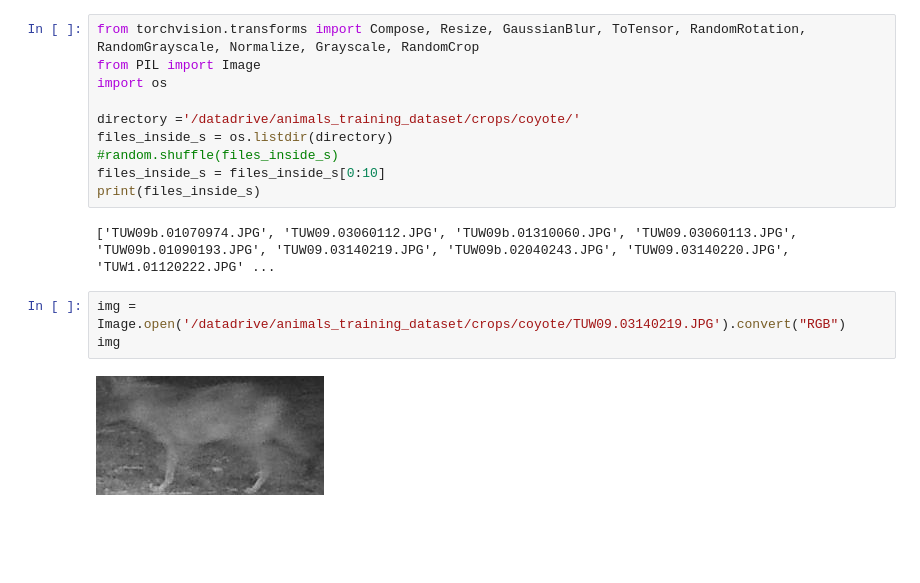
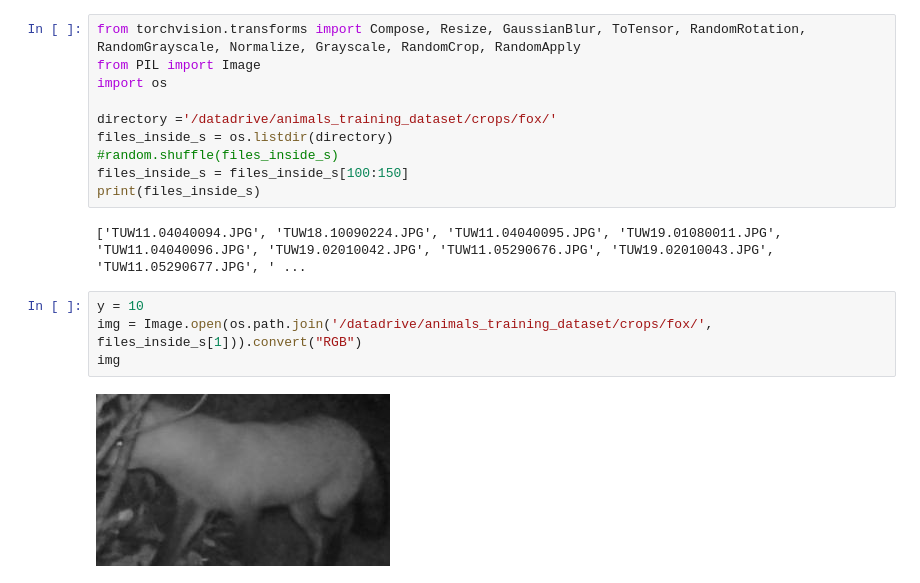
Before and after one commit to tgelmi-candusso/urbanwildlife_cv4e, a Jupyter notebook: projects/pre-processing data/augmentation_tryout.ipynb, the cells around one changed output. Cells and saved outputs as stored; diff of their text form; blank space fills up the shorter version.

Commit message:
trying transformations

```diff
--- a/projects/pre-processing data/augmentation_tryout.ipynb
+++ b/projects/pre-processing data/augmentation_tryout.ipynb
@@ -1,17 +1,18 @@
 # %%
-from torchvision.transforms import Compose, Resize, GaussianBlur, ToTensor, RandomRotation, RandomGrayscale, Normalize, Grayscale, RandomCrop
+from torchvision.transforms import Compose, Resize, GaussianBlur, ToTensor, RandomRotation, RandomGrayscale, Normalize, Grayscale, RandomCrop, RandomApply
 from PIL import Image
 import os
 
-directory ='/datadrive/animals_training_dataset/crops/coyote/'
+directory ='/datadrive/animals_training_dataset/crops/fox/'
 files_inside_s = os.listdir(directory)
 #random.shuffle(files_inside_s)
-files_inside_s = files_inside_s[0:10]
+files_inside_s = files_inside_s[100:150]
 print(files_inside_s)
 # %% [output]
-['TUW09b.01070974.JPG', 'TUW09.03060112.JPG', 'TUW09b.01310060.JPG', 'TUW09.03060113.JPG', 'TUW09b.01090193.JPG', 'TUW09.03140219.JPG', 'TUW09b.02040243.JPG', 'TUW09.03140220.JPG', 'TUW1.01120222.JPG' ...
+['TUW11.04040094.JPG', 'TUW18.10090224.JPG', 'TUW11.04040095.JPG', 'TUW19.01080011.JPG', 'TUW11.04040096.JPG', 'TUW19.02010042.JPG', 'TUW11.05290676.JPG', 'TUW19.02010043.JPG', 'TUW11.05290677.JPG', ' ...
 # %%
-img = Image.open('/datadrive/animals_training_dataset/crops/coyote/TUW09.03140219.JPG').convert("RGB")
+y = 10
+img = Image.open(os.path.join('/datadrive/animals_training_dataset/crops/fox/', files_inside_s[1])).convert("RGB")
 img
 # %% [output]
-[figure, old version]
+[figure, new version]
```
Also changed, not shown: parts of 14 cells of this notebook, 6 other files.
